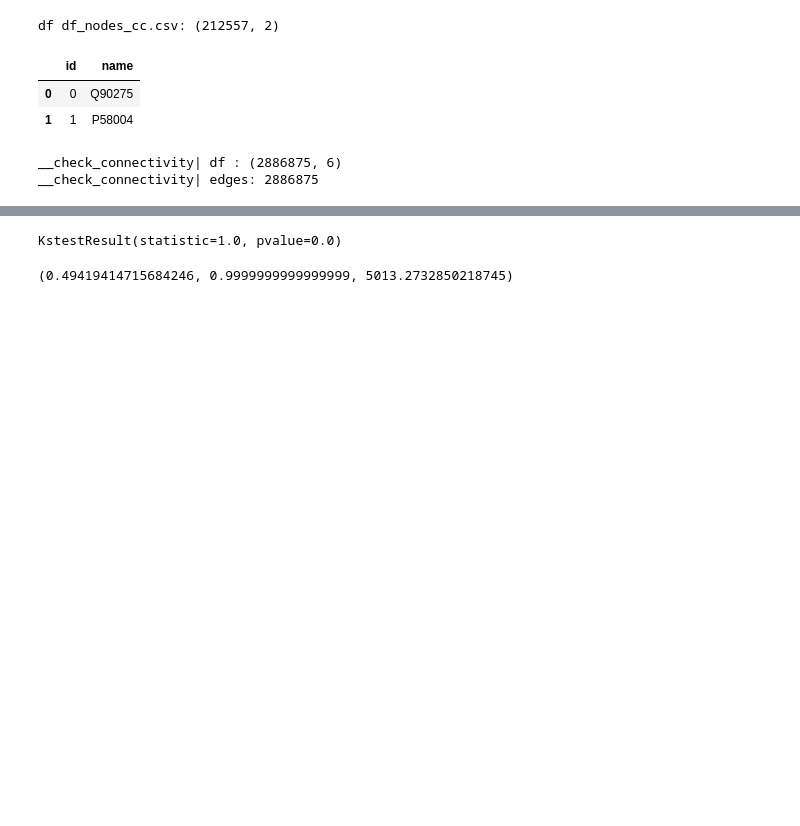
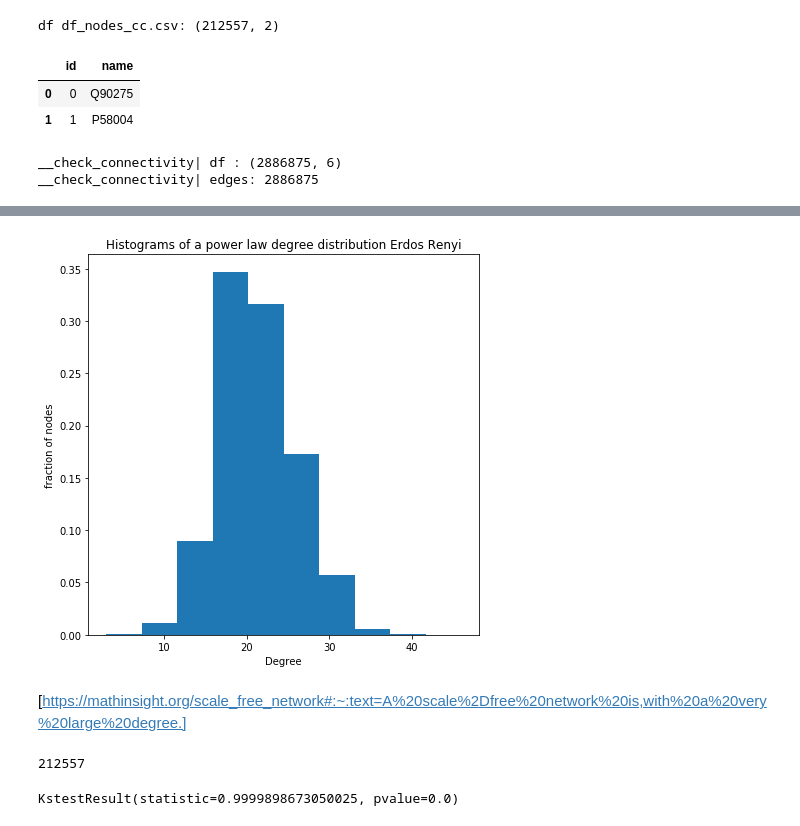
Before and after one commit to abbask/graphpattern2vec_bias, a Jupyter notebook: Scale-free_check.ipynb, the cells around one changed output, grey strips where cells are left out. Cells and saved outputs as stored; diff of their text form; code cells hidden in the pictures; blank space fills up the shorter version.

```diff
--- a/Scale-free_check.ipynb
+++ b/Scale-free_check.ipynb
@@ -66,0 +55,6 @@ plt.show()
+# %%
+n, m = len(G.nodes), len(G.edges)
+G_r = nx.gnm_random_graph(n, m)
+
+degree_sequence_r = sorted([d for n, d in G_r.degree()], reverse=True)  # degree sequence
+degreeCount_r = collections.Counter(degree_sequence_r)
@@ -66,0 +139,4 @@ plt.show()
+# %%
+hist_degree_dist(degree_sequence_r, 'Erdos Renyi')
+# %% [output]
+[figure, added]
@@ -67,20 +147,20 @@ plt.show()
+# %% [markdown]
+ [https://mathinsight.org/scale_free_network#:~:text=A%20scale%2Dfree%20network%20is,with%20a%20very%20large%20degree.]
 # %%
-a = 1.9
-# kwargs = {"a": a}
+arr_deg = np.array([d for n, d in G.degree()])
+print(len(arr_deg))
+
+s_deg = sum(arr_deg)
+p_deg =  np.array(arr_deg)/s_deg
+a = 1.69
+
 args =[a]
-stats.kstest(deg, 'powerlaw', args=args)
+stats.kstest(p_deg, 'powerlaw', args=args)
+# stats.kstest(degree_sequence, 'powerlaw')
 # stats.kstest(deg, 'powerlaw', **kwargs)
 # https://www.digitalocean.com/community/tutorials/how-to-use-args-and-kwargs-in-python-3
+
+# stats.ks_1samp(arr_deg, 'powerlaw', args=args)
 # %% [output]
-KstestResult(statistic=1.0, pvalue=0.0)
+212557
+KstestResult(statistic=0.9999898673050025, pvalue=0.0)
-# %%
-from networkx.utils import powerlaw_sequence
-pl_sequence = powerlaw_sequence(1000,exponent=2.5)
-
-fitted_pl = stats.powerlaw.fit(deg)
-# pl_sequence -> (0.15683325844803264, 1.0002786443332128, 305.631936804142)
-# deg         -> (0.49419414715684246, 0.9999999999999999, 5013.2732850218745)
-
-fitted_pl
-# %% [output]
-(0.49419414715684246, 0.9999999999999999, 5013.2732850218745)
```
Also changed, not shown: parts of 23 cells of this notebook, 3 other files.
